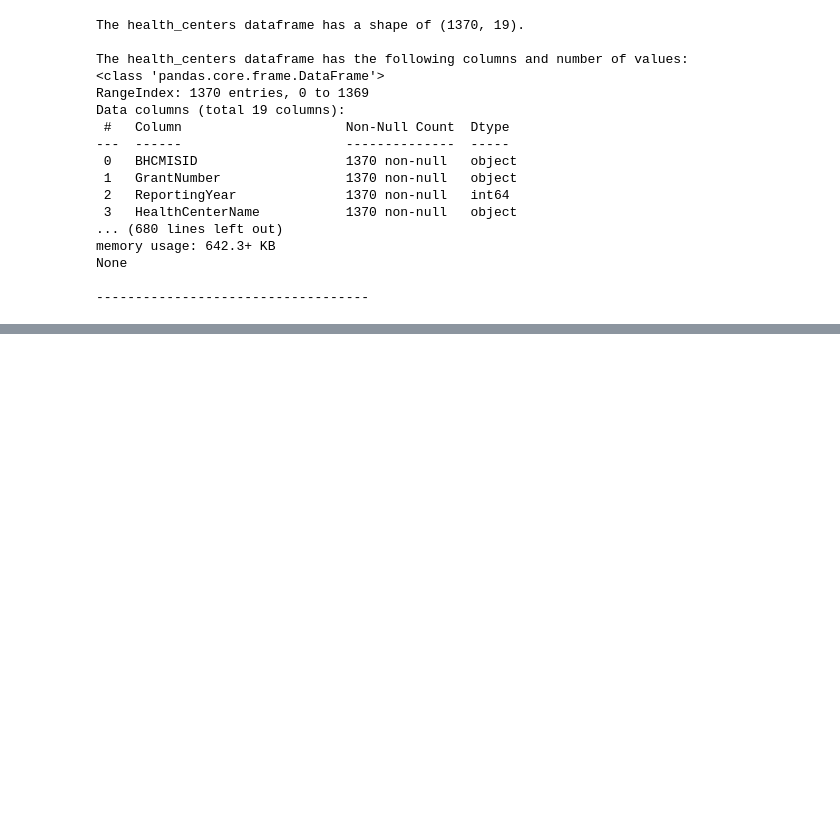
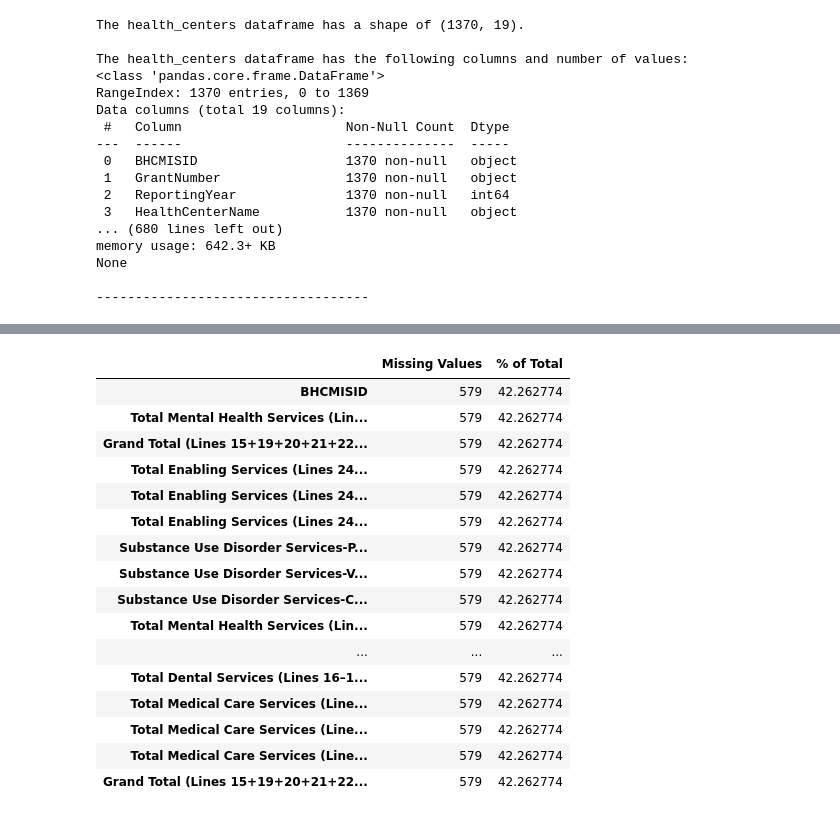
Before and after one commit to dezertdweller/capstone-project-fqhc-model, a Jupyter notebook: importing-data.ipynb, the cells around one changed output, grey strips where cells are left out. Drawn from its saved outputs; the diff is of its cells as text; code cells hidden in the pictures; blank space fills up the shorter version.

```diff
--- a/importing-data.ipynb
+++ b/importing-data.ipynb
@@ -249,0 +283,27 @@ personnel_and_visits_1.head()
+# %%
+personnel_and_visits_1=personnel_and_visits_1.replace({'---':np.NaN})
+# %%
+# Check for missing values in each column
+missing_values = personnel_and_visits_1.isnull().sum()
+# Display the missing values information
+missing_values_df = pd.DataFrame(missing_values, columns=['Missing Values'])
+missing_values_df['% of Total'] = (missing_values_df['Missing Values'] / len(personnel_and_visits_1)) * 100
+missing_values_df.sort_values(by='Missing Values', ascending=False)
+# %% [output]
+|  | Missing Values | % of Total |
+| BHCMISID | 579 | 42.262774 |
+| Total Mental Health Services (Lin... | 579 | 42.262774 |
+| Grand Total (Lines 15+19+20+21+22... | 579 | 42.262774 |
+| Total Enabling Services (Lines 24... | 579 | 42.262774 |
+| Total Enabling Services (Lines 24... | 579 | 42.262774 |
+| Total Enabling Services (Lines 24... | 579 | 42.262774 |
+| Substance Use Disorder Services-P... | 579 | 42.262774 |
+| Substance Use Disorder Services-V... | 579 | 42.262774 |
+| Substance Use Disorder Services-C... | 579 | 42.262774 |
+| Total Mental Health Services (Lin... | 579 | 42.262774 |
+| ... | ... | ... |
+| Total Dental Services (Lines 16–1... | 579 | 42.262774 |
+| Total Medical Care Services (Line... | 579 | 42.262774 |
+| Total Medical Care Services (Line... | 579 | 42.262774 |
+| Total Medical Care Services (Line... | 579 | 42.262774 |
+| Grand Total (Lines 15+19+20+21+22... | 579 | 42.262774 |
```
Also changed, not shown: parts of 10 cells of this notebook.
